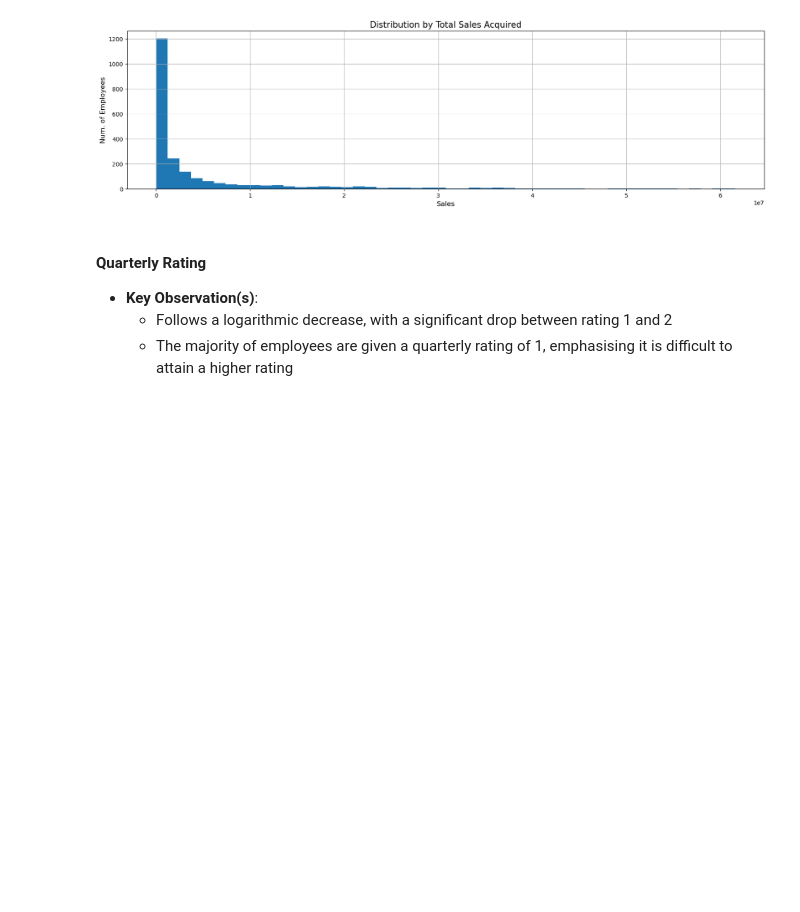
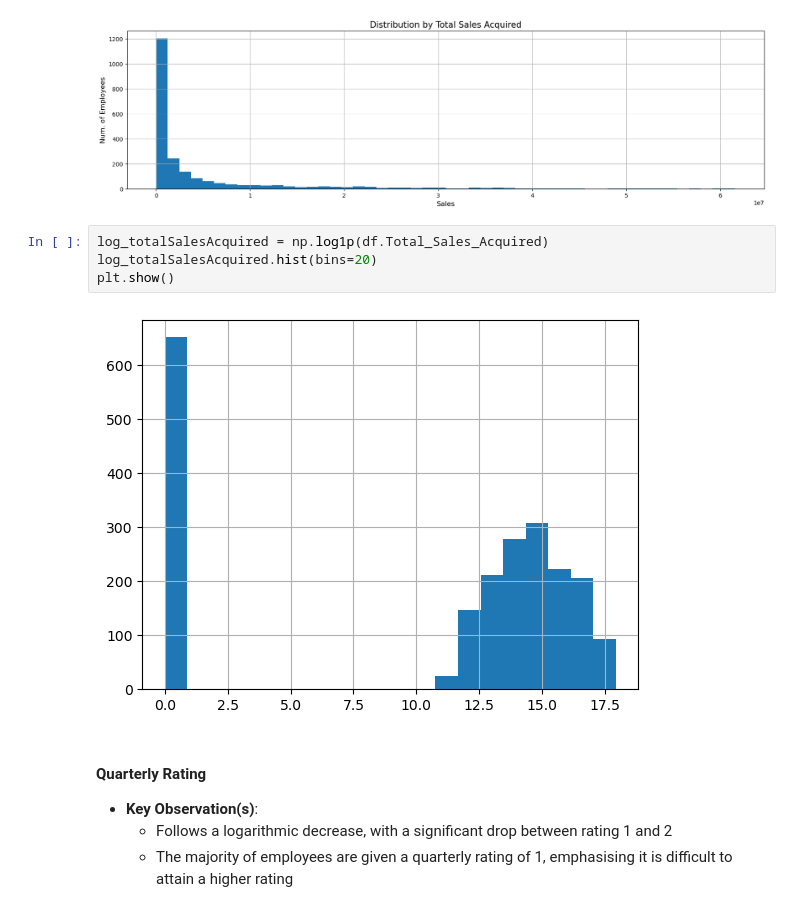
Before and after one commit to exocetfalling/CS105, a Jupyter notebook: project/CS105 Project Submission Part I 2025.ipynb, the cells around one changed output. Cells and saved outputs as stored; diff of their text form; blank space fills up the shorter version.

```diff
--- a/project/CS105 Project Submission Part I 2025.ipynb
+++ b/project/CS105 Project Submission Part I 2025.ipynb
@@ -1134,6 +1125,12 @@ plt.show()
 # %% [output]
 [figure]
 [figure]
+# %%
+log_totalSalesAcquired = np.log1p(df.Total_Sales_Acquired)
+log_totalSalesAcquired.hist(bins=20)
+plt.show()
+# %% [output]
+[figure, added]
 # %% [markdown]
 #### **Quarterly Rating** <a id="p3b13"></a>
 - **Key Observation(s)**:
```
Also changed, not shown: parts of 24 cells of this notebook.
